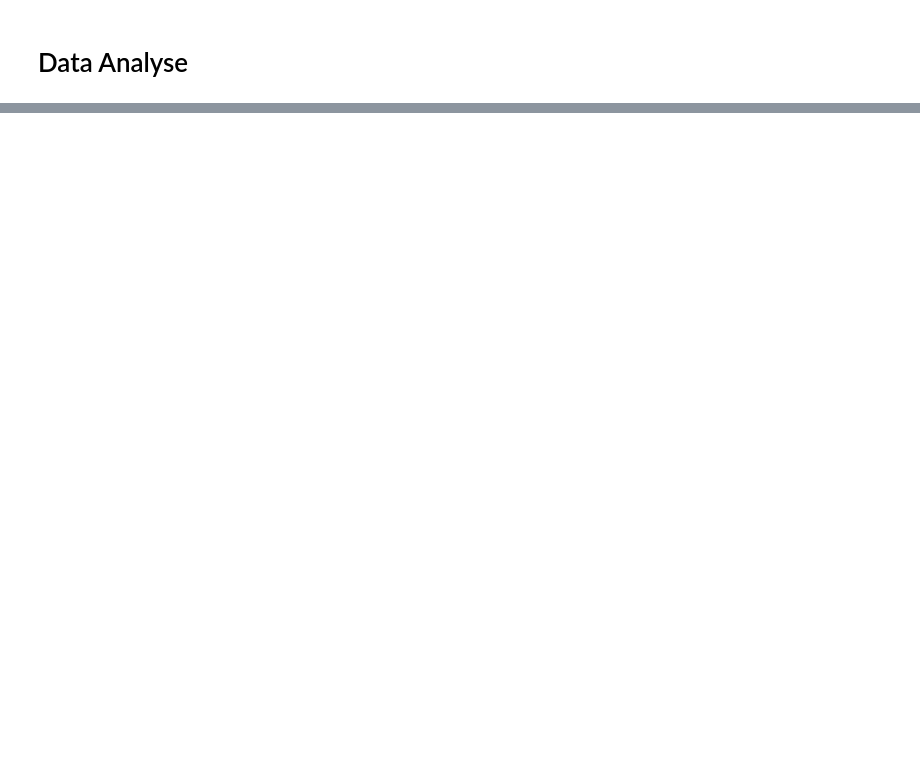
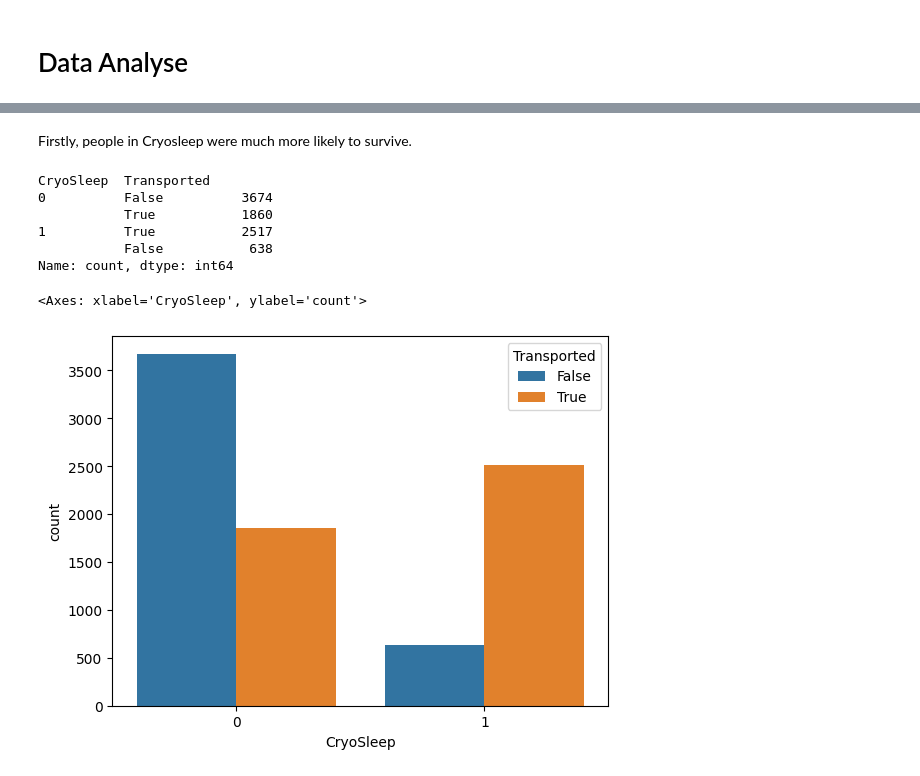
Before and after one commit to KosAqH/Space-titanic-EDA, a Jupyter notebook: analyse.ipynb, the cells around one changed output, grey strips where cells are left out. Saved outputs shown, nothing was run; the diff lists cells and outputs as text; code cells hidden in the pictures; blank space fills up the shorter version.

```diff
--- a/analyse.ipynb
+++ b/analyse.ipynb
@@ -23,0 +66,14 @@ df.head()
+# %% [markdown]
+Firstly, people in Cryosleep were much more likely to survive.
+# %%
+print(df.groupby("CryoSleep")["Transported"].value_counts())
+sns.countplot(x="CryoSleep", hue="Transported", data=df)
+# %% [output]
+CryoSleep  Transported
+0          False          3674
+           True           1860
+1          True           2517
+           False           638
+Name: count, dtype: int64
+<Axes: xlabel='CryoSleep', ylabel='count'>
+[figure, added]
```
Also changed, not shown: parts of 85 cells of this notebook, 7 other files.
